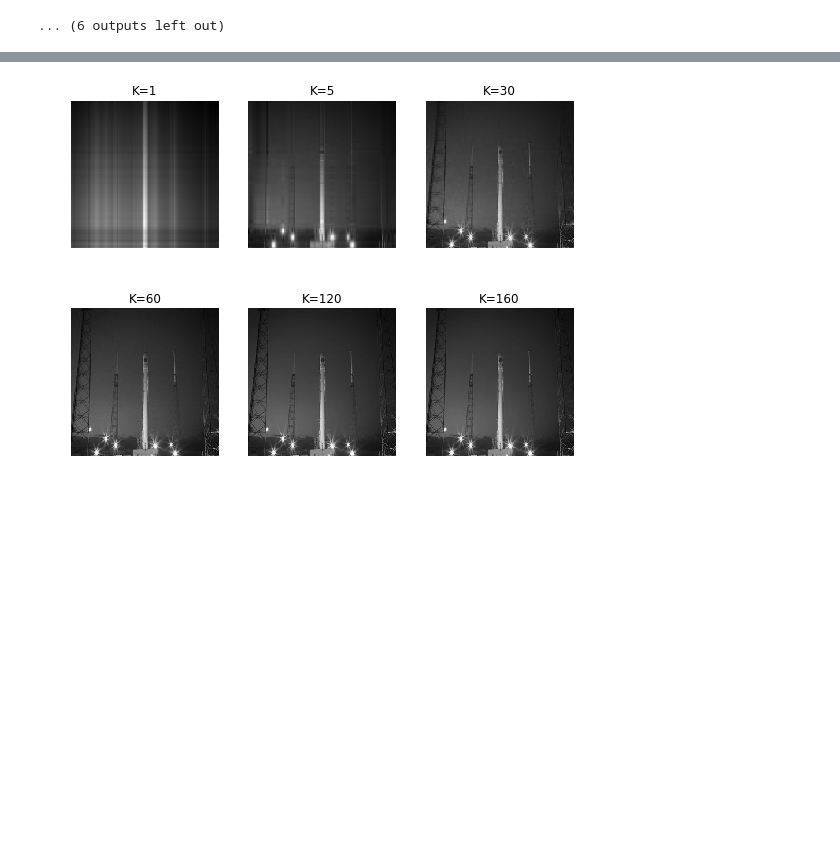
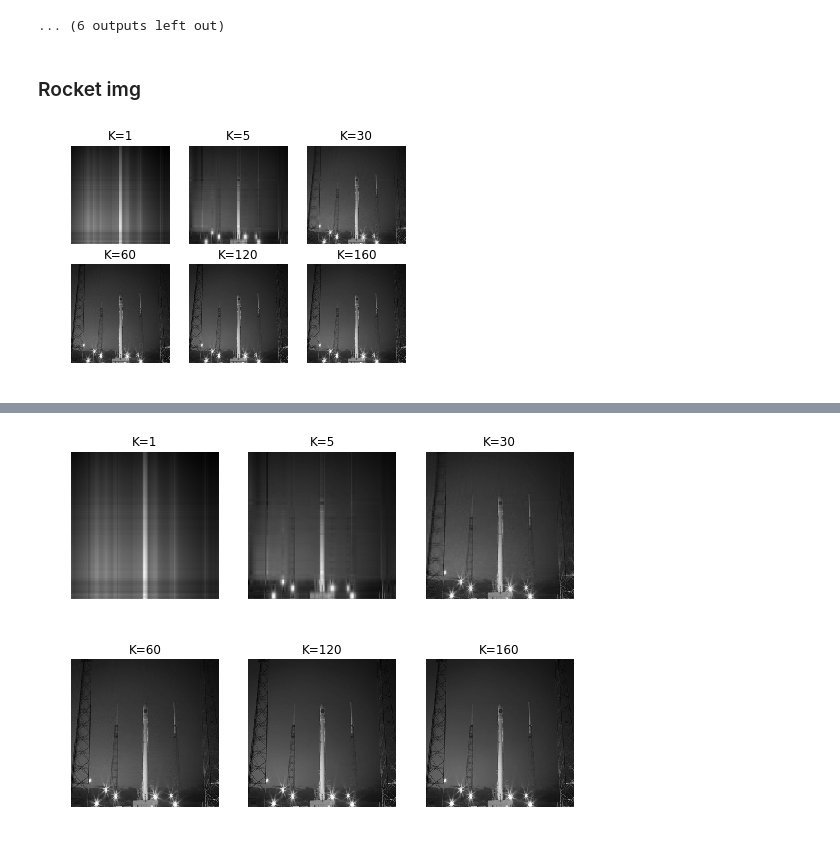
Before and after one commit to costefan/image-compression-comparing, a Jupyter notebook: SVD _3ed.ipynb, the cells around one changed output, grey strips where cells are left out. Cells and saved outputs as stored; diff of their text form; code cells hidden in the pictures; blank space fills up the shorter version.

```diff
--- a/SVD _3ed.ipynb
+++ b/SVD _3ed.ipynb
@@ -360,9 +368,7 @@ Wall time: 104 ms
 k_s = [1, 5, 30, 60, 120, 160]
 images = []
 for k in k_s:
-    images.append(compress_dct_show('rocket', k,
-                                show_gray_image=False,
-                                ))
+    images.append(compress_dct_show('rocket', k, show_gray_image=False,))
 # %% [output]
 Compression ratio: 65536.0
 Measures
@@ -381,3 +387,15 @@ Measures
 |  | MSE | PSNR |
 | 0 | 67.712194 | 14.912067 |
 ... (6 outputs left out)
+# %% [markdown]
+### Rocket img
+# %%
+
+f, ax_arr = plt.subplots(2, 3, sharey=True)
+
+for index, k in enumerate(k_s):
+    ax_arr[index // 3, index - 3 * (index // 3)].imshow(images[index], cmap='gray')
+    ax_arr[index // 3, index - 3 * (index // 3)].axis('off')
+    ax_arr[index // 3, index - 3 * (index // 3)].set_title('K={}'.format(k))
+# %% [output]
+[figure, added]
```
Also changed, not shown: parts of 19 cells of this notebook.
